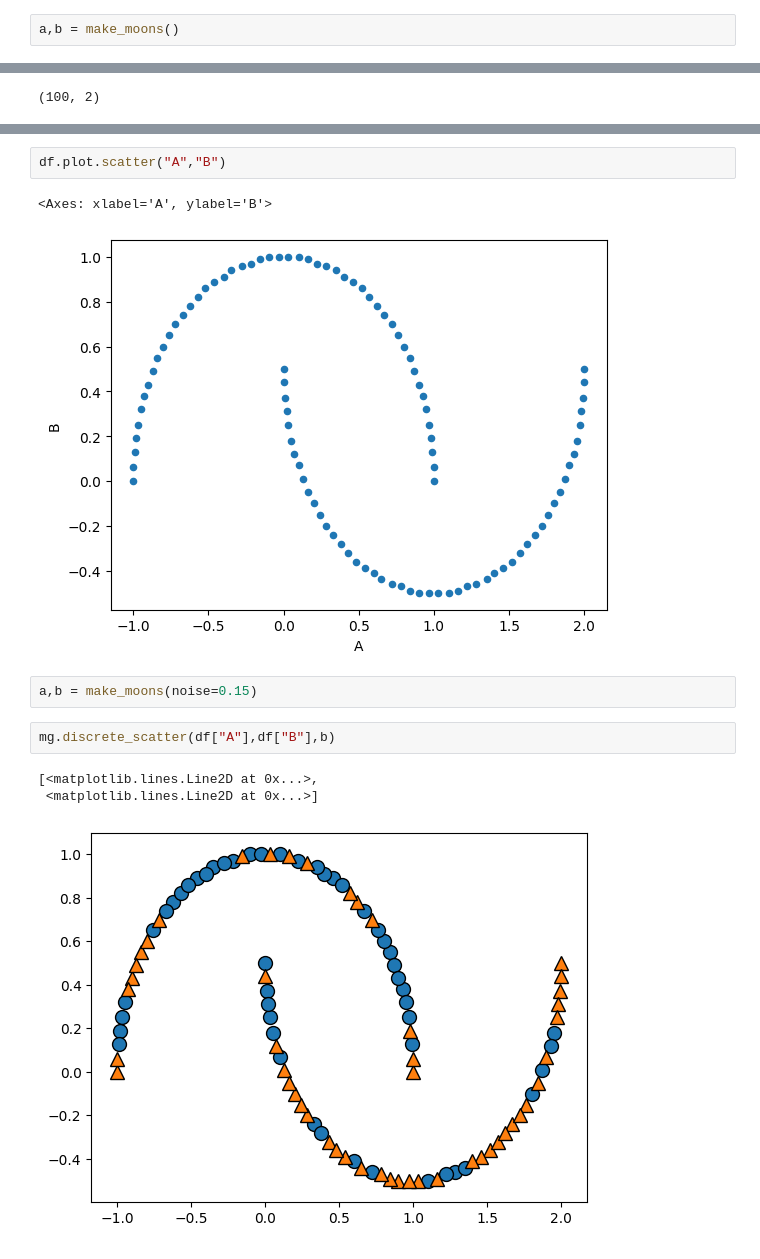
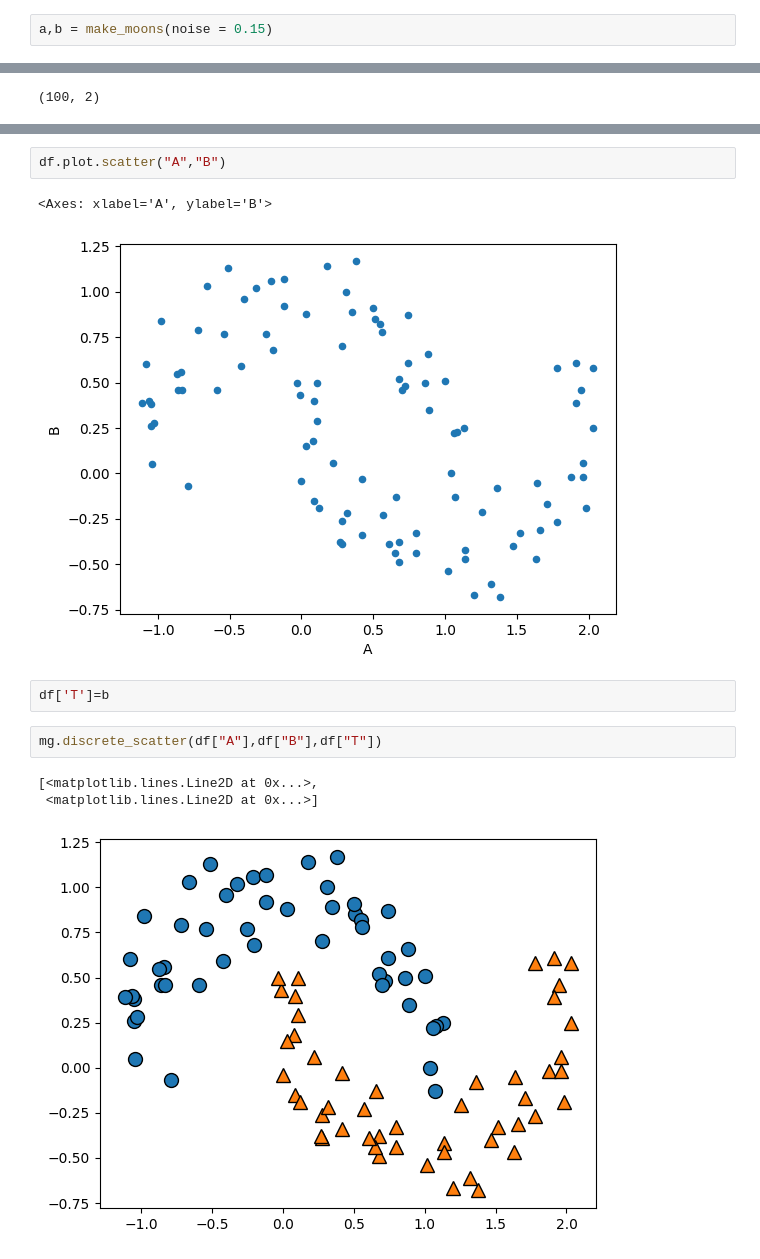
Before and after one commit to kapuGayathri/visualization, a Jupyter notebook: visualization.ipynb, the cells around one changed output, grey strips where cells are left out. Drawn from its saved outputs; the diff is of its cells as text.

```diff
--- a/visualization.ipynb
+++ b/visualization.ipynb
@@ -32,5 +34,5 @@ make_moons()
 # %%
-a,b = make_moons()
+a,b = make_moons(noise = 0.15)
 # %%
 a
 # %% [output]
@@ -102,12 +104,12 @@ dtype: float64
 df.plot.scatter("A","B")
 # %% [output]
 <Axes: xlabel='A', ylabel='B'>
-[figure, old version]
+[figure, new version]
-# %%
-a,b = make_moons(noise=0.15)
+# %%
+df['T']=b
 # %%
-mg.discrete_scatter(df["A"],df["B"],b)
+mg.discrete_scatter(df["A"],df["B"],df["T"])
 # %% [output]
 [<matplotlib.lines.Line2D at 0x...>,
  <matplotlib.lines.Line2D at 0x...>]
-[figure, old version]
+[figure, new version]
```
Also changed, not shown: parts of 39 cells of this notebook.
